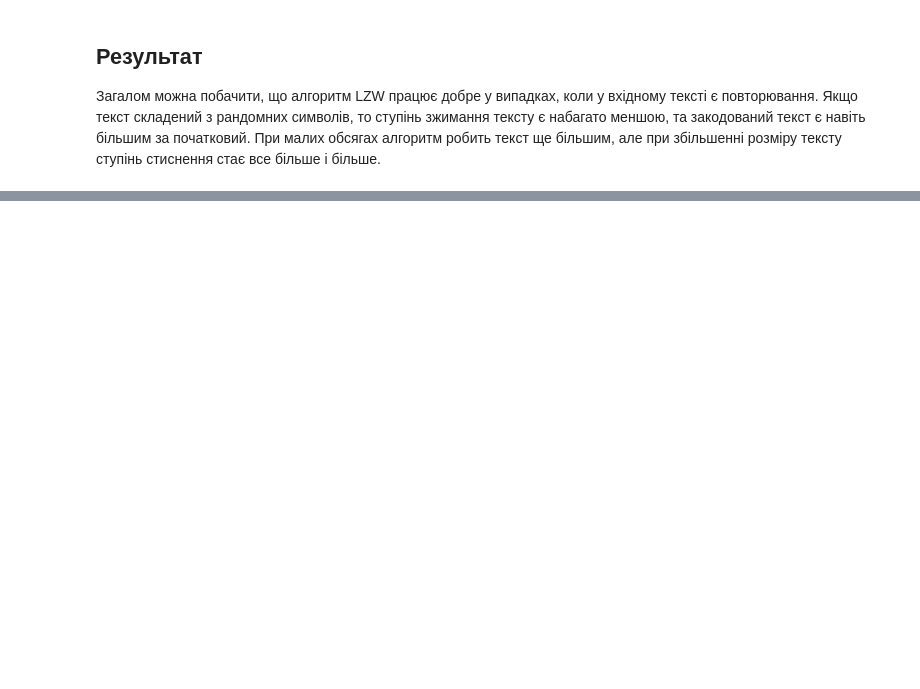
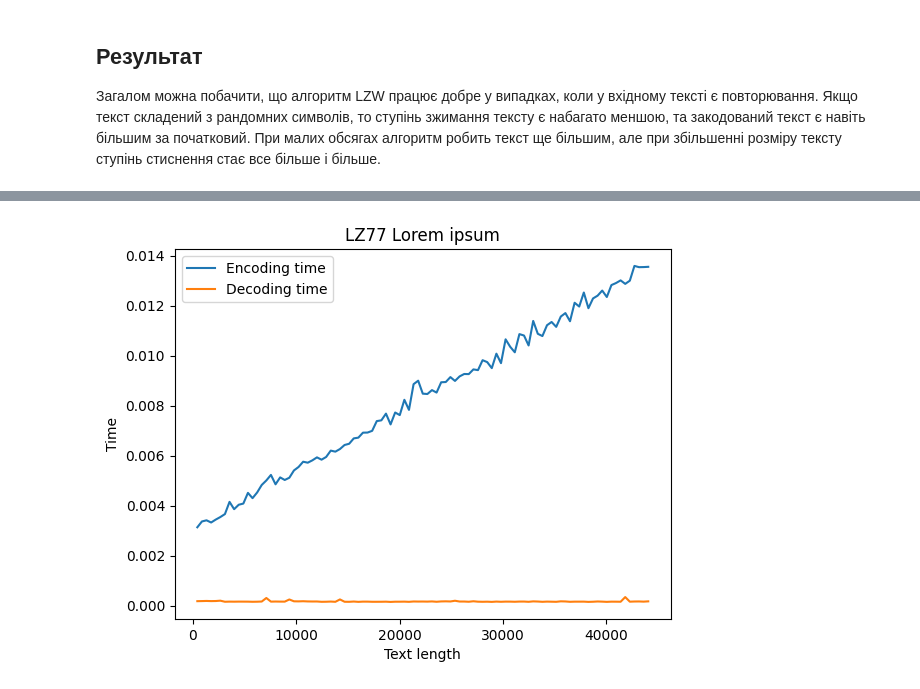
Before and after one commit to TepliakovZakhariy/discrete_compression, a Jupyter notebook: Lab2.ipynb, the cells around one changed output, grey strips where cells are left out. Saved outputs shown, nothing was run; the diff lists cells and outputs as text; code cells hidden in the pictures; blank space fills up the shorter version.

```diff
--- a/Lab2.ipynb
+++ b/Lab2.ipynb
@@ -401,8 +380,4 @@ Ratio of encoded text to original text: 2.475
 # %%
-from math import log2
-from random import randint
-import time
-
 class LZ77:
     def __init__(self, buffer_size: int) -> None:
         self.buffer_size = buffer_size
@@ -470,23 +445,75 @@ class LZ77:
 
 if __name__ == "__main__":
     alphabet = "abcdefghigklmnopqrstuvwxyz., '1234567890()"
-    random_text = "".join(alphabet[randint(0, len(alphabet) - 1)] for _ in range(10000))
-    # random_text = "Lorem ipsum dolor sit amet, consectetur adipiscing elit. Sed do eiusmod tempor incididunt ut labore et dolore magna aliqua. Ut enim ad minim veniam, quis nostrud exercitation ullamco laboris nisi ut aliquip ex ea commodo consequat. Duis aute irure dolor in reprehenderit in voluptate velit esse cillum dolore eu fugiat nulla pariatur. Excepteur sint occaecat cupidatat non proident, sunt in culpa qui officia deserunt mollit anim id est laborum."
-    # random_text = "abacabacabadaca"
-    buffer_size = len(random_text)
-    lz = LZ77(buffer_size)
-    encoded_text = lz.encode(random_text)
-    print(f"Original text: {random_text}")
-    print(f"Encoded text: {encoded_text}")
-    print(f"Decoded text: {lz.decode(encoded_text)}")
-    print(f'Bit length of original text: {len(random_text) * 8}')
-    print(f'Bit length of encoded text: {len(encoded_text) * 8}')
-    encoded_len = 0
-    for sym in encoded_text:
-        if sym.isnumeric():
-            encoded_len += len(bin(int(sym))[2:])
-        else:
-            encoded_len += 8
-    print(f'Ratio of encoded text to original text: {encoded_len / (len(random_text) * 8)}')
-    assert lz.decode(encoded_text) == random_text
+
+    text = "".join(alphabet[randint(0, len(alphabet) - 1)] for _ in range(10000))
+    buffer_size = len(text)
+    lz77 = LZ77(buffer_size)
+    encoded_text = lz77.encode(text)
+    assert lz77.decode(encoded_text) == text
+
+    print(f'Ratio of encoded text to original text: {(len(encoded_text) * 8) / (len(text) * 8)}')
+
+    text_size = [i for i in range(1, 100)]
+    encoding_time_results = []
+    decoding_time_results = []
+    compression_results = []
+    start_text="Lorem ipsum dolor sit amet, consectetur adipiscing elit, sed do eiusmod tempor incididunt ut labore et dolore magna aliqua. Ut enim ad minim veniam, quis nostrud exercitation ullamco laboris nisi ut aliquip ex ea commodo consequat. Duis aute irure dolor in reprehenderit in voluptate velit esse cillum dolore eu fugiat nulla pariatur. Excepteur sint occaecat cupidatat non proident, sunt in culpa qui officia deserunt mollit anim id est laborum."
+    len_texts = []
+
+    for size in text_size:
+        text = size*start_text
+        lz77.buffer_size *= size
+        len_texts.append(len(text))
+        start = time.time()
+        encoded_text = lz77.encode(text)
+        encoding_time_results.append(time.time() - start)
+        start = time.time()
+        decoded_text = lz77.decode(encoded_text)
+        decoding_time_results.append(time.time() - start)
+        compression_results.append((len(encoded_text) * 8) / (len(text) * 8))
+
+    plt.plot(len_texts, encoding_time_results, label='Encoding time')
+    plt.plot(len_texts, decoding_time_results, label='Decoding time')
+    plt.xlabel('Text length')
+    plt.ylabel('Time')
+    plt.legend()
+    plt.title('LZ77 Lorem ipsum')
+    plt.show()
+    plt.plot(len_texts[:5], compression_results[:5], label='Compression ratio')
+    plt.xlabel('Text length')
+    plt.ylabel('Compression ratio')
+    plt.legend()
+    plt.title('LZ77 Lorem ipsum')
+    plt.show()
+
+    text_size = [10**i for i in range(1, 5)]
+    encoding_time_results = []
+    decoding_time_results = []
+    compression_results = []
+
+    for size in text_size:
+        text = "".join(alphabet[randint(0, len(alphabet) - 1)] for _ in range(size))
+        lz77.buffer_size = size
+        start = time.time()
+        encoded_text = lz77.encode(text)
+        encoding_time_results.append(time.time() - start)
+        start = time.time()
+        decoded_text = lz77.decode(encoded_text)
+        decoding_time_results.append(time.time() - start)
+        compression_results.append((len(encoded_text) * 8) / (size * 8))
+
+    plt.plot(text_size, encoding_time_results, label='Encoding time')
+    plt.plot(text_size, decoding_time_results, label='Decoding time')
+    plt.xlabel('Text length')
+    plt.ylabel('Time')
+    plt.legend()
+    plt.title('LZ77 random text')
+    plt.show()
+    plt.plot(text_size, compression_results, label='Compression ratio')
+    plt.xlabel('Text length')
+    plt.ylabel('Compression ratio')
+    plt.legend()
+    plt.title('LZ77 random text')
+    plt.show()
 # %% [output]
@@ -498,0 +521 @@ Ratio of encoded text to original text: 1.4014375
+[figure, added]
```
Also changed, not shown: parts of 12 cells of this notebook.
